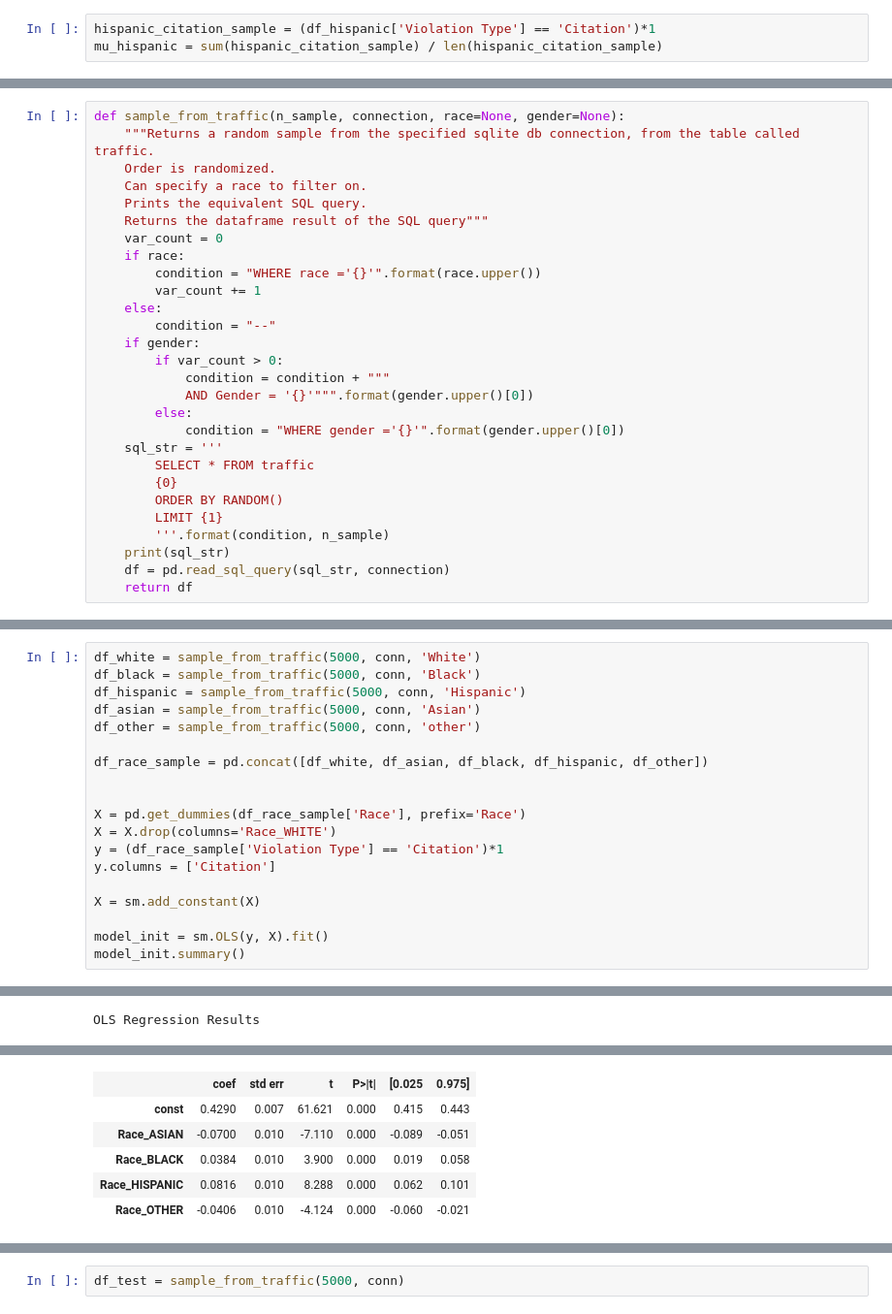
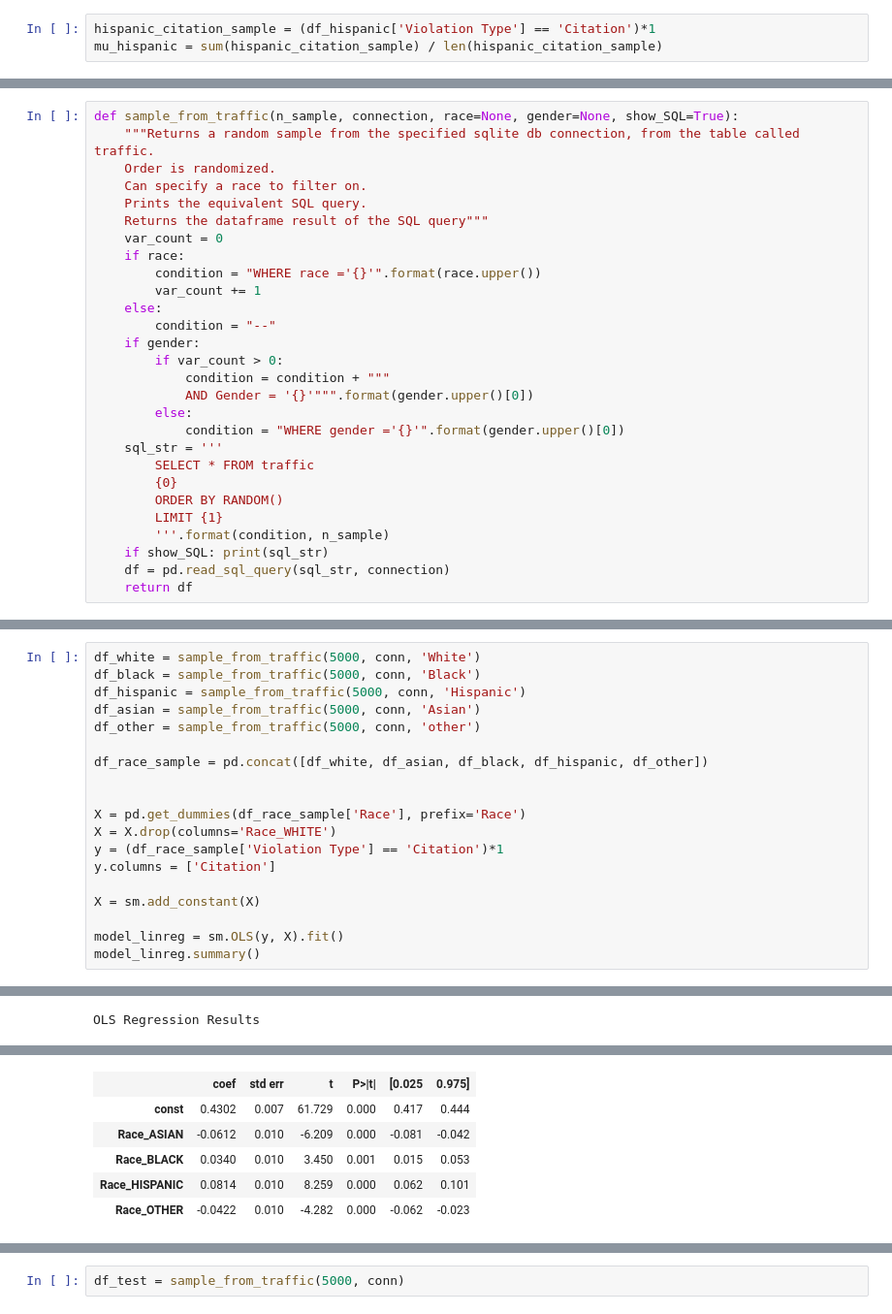
Before and after one commit to mguptaphd/Module3_Project, a Jupyter notebook: Scratchwork.ipynb, the cells around one changed output, grey strips where cells are left out. Shown: that part at 97% size. Cells and saved outputs as stored; diff of their text form.

```diff
--- a/Scratchwork.ipynb
+++ b/Scratchwork.ipynb
@@ -253,5 +277,5 @@ Ttest_indResult(statistic=-3.9637808348644588, pvalue=7.428536324697079e-05)
 # %%
-def sample_from_traffic(n_sample, connection, race=None, gender=None):
+def sample_from_traffic(n_sample, connection, race=None, gender=None, show_SQL=True):
     """Returns a random sample from the specified sqlite db connection, from the table called traffic.
     Order is randomized.
     Can specify a race to filter on.
@@ -275,6 +299,6 @@ def sample_from_traffic(n_sample, connection, race=None, gender=None):
         ORDER BY RANDOM()
         LIMIT {1}
         '''.format(condition, n_sample)
-    print(sql_str)
+    if show_SQL: print(sql_str)
     df = pd.read_sql_query(sql_str, connection)
     return df
@@ -295,8 +353,8 @@ y.columns = ['Citation']
 
 X = sm.add_constant(X)
 
-model_init = sm.OLS(y, X).fit()
-model_init.summary()
+model_linreg = sm.OLS(y, X).fit()
+model_linreg.summary()
 # %% [output]
         SELECT * FROM traffic
         WHERE race ='WHITE'
@@ -326,8 +384,8 @@ OLS Regression Results
 | Df Model: | 4 |  |  |
 | Covariance Type: | nonrobust |  |  |
 |  | coef | std err | t | P>|t| | [0.025 | 0.975] |
-| const | 0.4290 | 0.007 | 61.621 | 0.000 | 0.415 | 0.443 |
-| Race_ASIAN | -0.0700 | 0.010 | -7.110 | 0.000 | -0.089 | -0.051 |
-| Race_BLACK | 0.0384 | 0.010 | 3.900 | 0.000 | 0.019 | 0.058 |
-| Race_HISPANIC | 0.0816 | 0.010 | 8.288 | 0.000 | 0.062 | 0.101 |
-| Race_OTHER | -0.0406 | 0.010 | -4.124 | 0.000 | -0.060 | -0.021 |
+| const | 0.4302 | 0.007 | 61.729 | 0.000 | 0.417 | 0.444 |
+| Race_ASIAN | -0.0612 | 0.010 | -6.209 | 0.000 | -0.081 | -0.042 |
+| Race_BLACK | 0.0340 | 0.010 | 3.450 | 0.001 | 0.015 | 0.053 |
+| Race_HISPANIC | 0.0814 | 0.010 | 8.259 | 0.000 | 0.062 | 0.101 |
+| Race_OTHER | -0.0422 | 0.010 | -4.282 | 0.000 | -0.062 | -0.023 |
```
Also changed, not shown: parts of 14 cells of this notebook, 1 other file.
